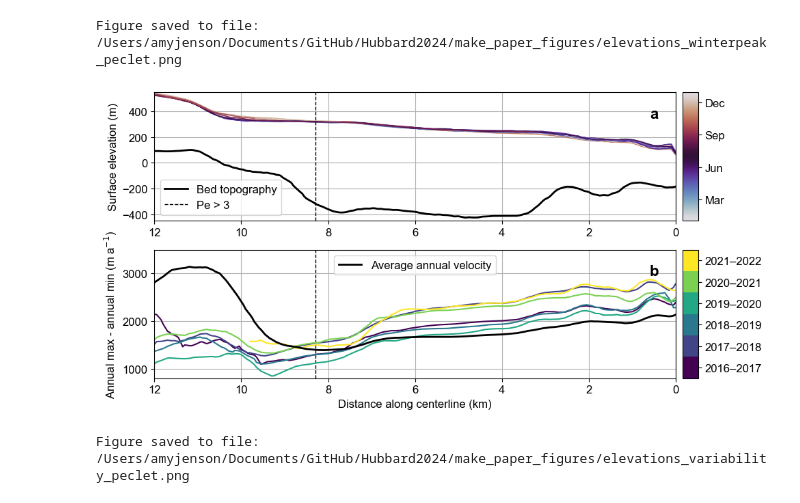
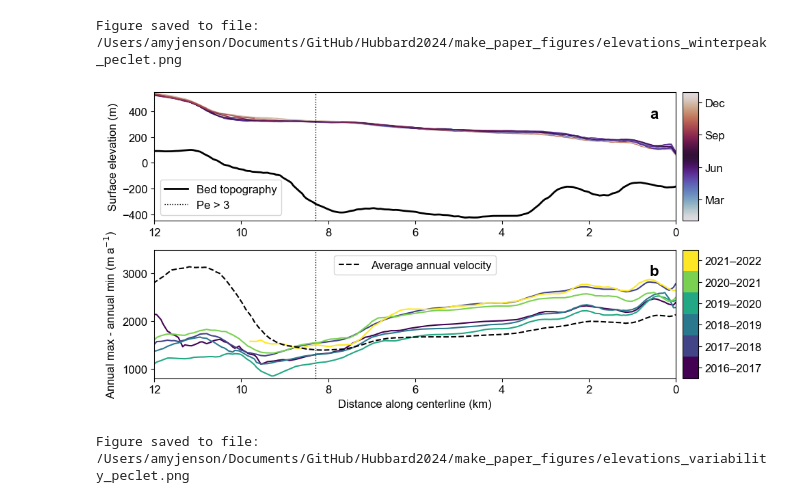
Before and after one commit to pohlan/Hubbard2024, a Jupyter notebook: make_paper_figures/surface_thickness_strength.ipynb, the cells around one changed output. Drawn from its saved outputs; the diff is of its cells as text; code cells hidden in the pictures.

```diff
--- a/make_paper_figures/surface_thickness_strength.ipynb
+++ b/make_paper_figures/surface_thickness_strength.ipynb
@@ -357,14 +357,13 @@ indices = np.where(Pe > 3)[0]
 last_index = indices[-1]
 x_position = cl_dist[last_index] / 1e3
 # Plot the vertical line at the last x_position where Pe > 3
-ax[0].axvline(x=x_position, color='k', linestyle='--', linewidth=1, label='Pe > 3')
-ax[1].axvline(x=x_position, color='k', linestyle='--', linewidth=1)
+ax[0].axvline(x=x_position, color='k', linestyle=':', linewidth=1, label='Pe > 3')
+ax[1].axvline(x=x_position, color='k', linestyle=':', linewidth=1)
 #print(f"Last position where Pe > 3: {x_position:.2f} km")
 
 ax[0].legend()
 cbar.ax.set_yticks(ticks)
 cbar.ax.set_yticklabels(labels)
-ax[0].grid()
 ax[0].set_ylabel('Surface elevation (m)')
 ax[0].set_xlim(xlim)
 ax[0].set_ylim(-450, 550)
@@ -375,7 +374,7 @@ colors=[]
 for i, year in enumerate(years[0:]):
     colors.append(cmap(i/(len(years)-1)))
     ax[1].plot(np.divide(cl_dist, 1e3), strengths_cl[year], '-', color=colors[i])
-ax[1].plot(np.divide(cl_dist, 1e3), avgs_cl.mean(axis=1), '-k', linewidth=lw+1, label='Average annual velocity')
+ax[1].plot(np.divide(cl_dist, 1e3), avgs_cl.mean(axis=1), '--k', linewidth=lw+0.5, label='Average annual velocity')
 #ax[1].plot(np.divide(cl_dist, 1e3), avgs_mean, '-k', linewidth=lw+1, label='Average annual velocity')
 ax[1].legend(loc='upper center')
 ax[1].set_xlim(xlim)
@@ -384,32 +383,36 @@ ax[1].set_xlabel('Distance along centerline (km)')
 ax[1].set_ylabel('Annual max - annual min (m a$^{-1}$)')
 #ax[1].set_ylabel('Winter peak - annual min (m a$^{-1}$)')
 # Plot colorbar
 listed_cmap = matplotlib.colors.ListedColormap(colors)
 bounds = np.arange(len(colors) + 1)
 norm = matplotlib.colors.BoundaryNorm(bounds, listed_cmap.N)
 sm = matplotlib.cm.ScalarMappable(cmap=listed_cmap, norm=norm)
 divider3 = make_axes_locatable(ax[1])
 cax3 = divider3.append_axes("right", size="3%", pad=0.1)
 cbar = fig.colorbar(sm, cax=cax3, ticks=np.arange(len(colors)) + 0.5, orientation='vertical')
 cbar.ax.set_yticklabels([f'{year}–{year+1}' for year in years[0:]])  # Customize labels
 cbar.ax.tick_params(which='minor', length=0)
 
 ### Add panel labels, adjust axes
 labels = ['a', 'b']
 for i, axis in enumerate(ax):
     axis.text((axis.get_xlim()[1] - axis.get_xlim()[0]) * 0.95 + axis.get_xlim()[0],
               (axis.get_ylim()[1] - axis.get_ylim()[0]) * 0.8 + axis.get_ylim()[0],
               labels[i], fontweight='bold', fontsize=fontsize+4)
     axis.grid(True)
     # axis.axvline(weak_dist, color='k', linestyle='--', linewidth=1)
 
+plt.sca(ax[0])  # Set the current active axis to ax[0]
+plt.grid(False)
+plt.sca(ax[1])  # Set the current active axis to ax[0]
+plt.grid(False)
 fig.tight_layout()
 plt.show()
 
 # Save figure
 fig_fn = os.path.join(figures_out_path, 'elevations_variability_peclet.png')
 fig.savefig(fig_fn, dpi=600, bbox_inches='tight')
 print('Figure saved to file:', fig_fn)
 # %% [output]
-[figure, old version]
+[figure, new version]
 Figure saved to file: /Users/amyjenson/Documents/GitHub/Hubbard2024/make_paper_figures/elevations_variability_peclet.png
```
